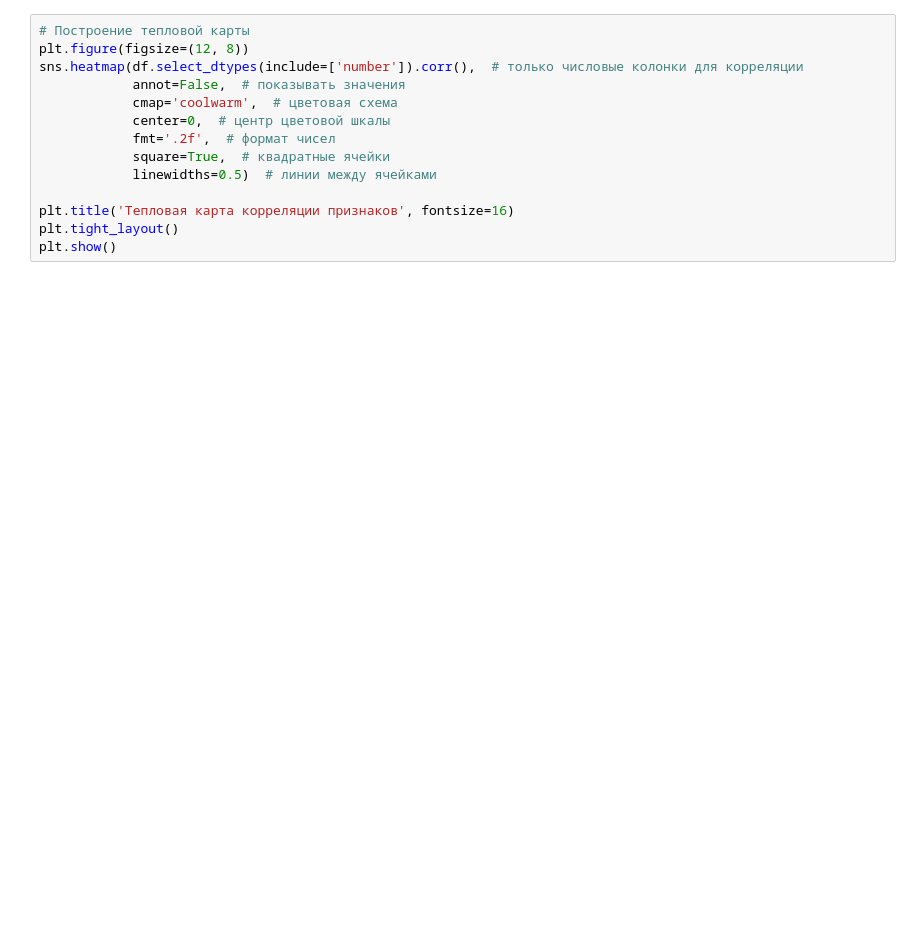
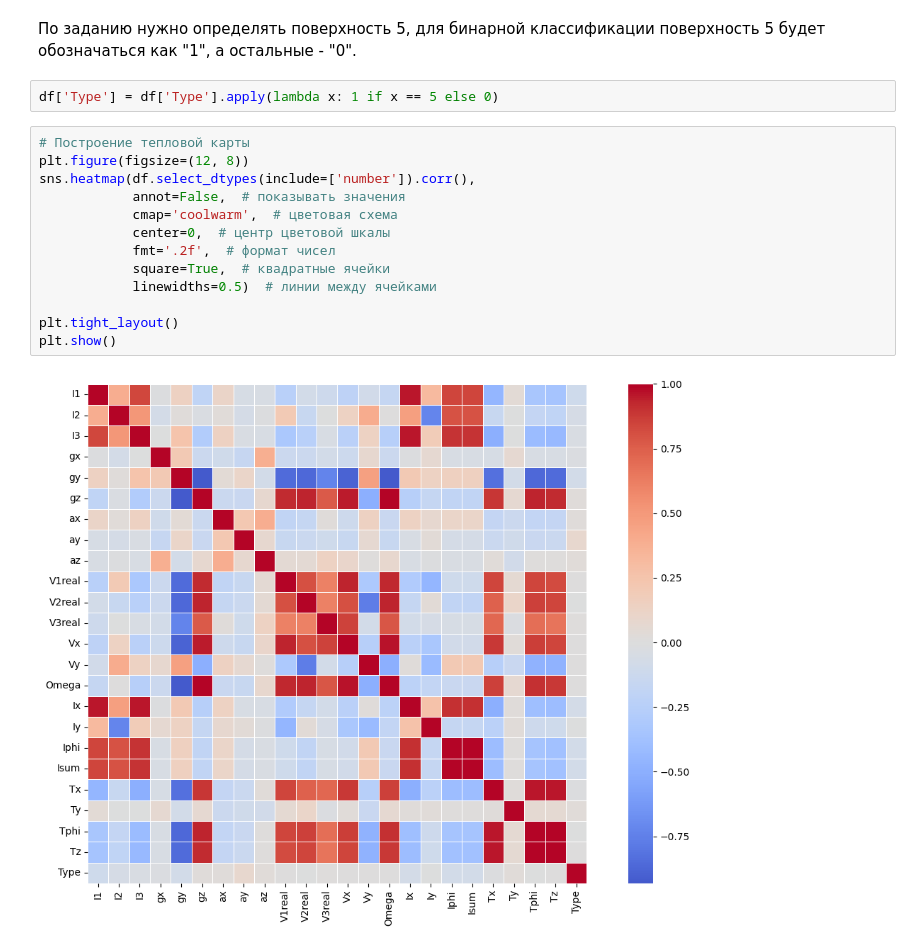
Before and after one commit to LugenderGeist/ML_robots, a Jupyter notebook: sample.ipynb, the cells around one changed output. Drawn from its saved outputs; the diff is of its cells as text; blank space fills up the shorter version.

```diff
--- a/sample.ipynb
+++ b/sample.ipynb
@@ -33,17 +32,22 @@ print(df.head())
+# %% [markdown]
+По заданию нужно определять поверхность 5, для бинарной классификации поверхность 5 будет обозначаться как "1", а остальные - "0".
+# %%
+df['Type'] = df['Type'].apply(lambda x: 1 if x == 5 else 0)
 # %%
 # Построение тепловой карты
 plt.figure(figsize=(12, 8))
-sns.heatmap(df.select_dtypes(include=['number']).corr(),  # только числовые колонки для корреляции
+sns.heatmap(df.select_dtypes(include=['number']).corr(),
             annot=False,  # показывать значения
             cmap='coolwarm',  # цветовая схема
             center=0,  # центр цветовой шкалы
             fmt='.2f',  # формат чисел
             square=True,  # квадратные ячейки
             linewidths=0.5)  # линии между ячейками
 
-plt.title('Тепловая карта корреляции признаков', fontsize=16)
 plt.tight_layout()
 plt.show()
+# %% [output]
+[figure, added]
 # %%
 # Выбираем только числовые колонки
 numeric_columns = df.select_dtypes(include=['number']).columns
```
Also changed, not shown: parts of 10 cells of this notebook, 6 other files.
